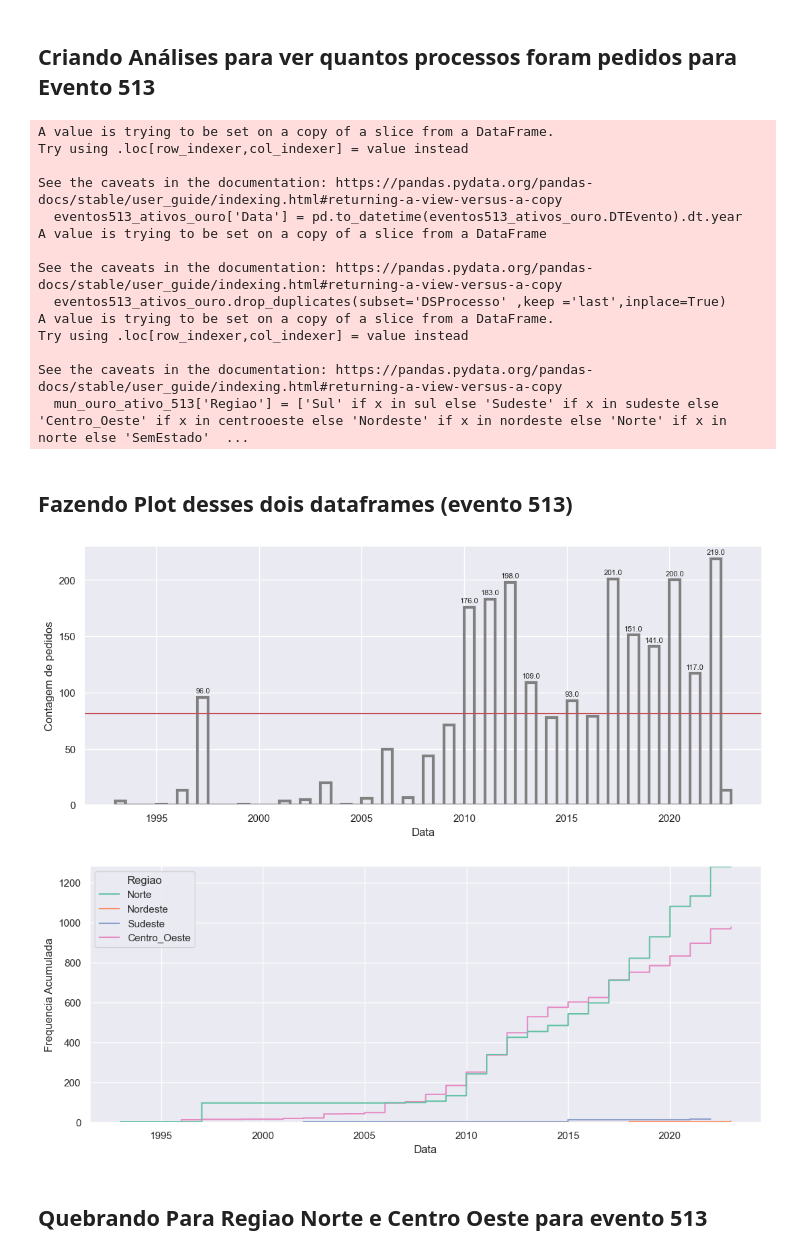
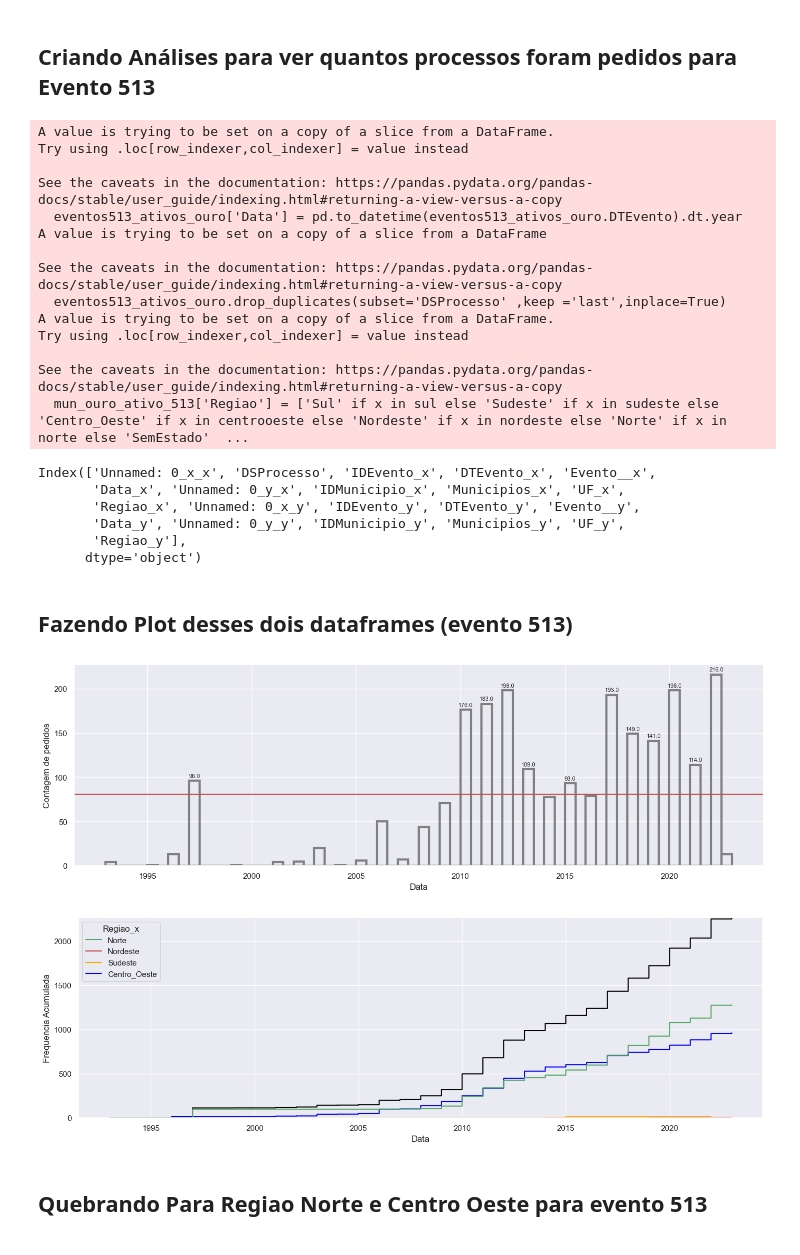
Before and after one commit to EduMinsky/GoldMiningAnalysis, a Jupyter notebook: Analise dos Pedidos de Mineração Por quantidade.ipynb, the cells around one changed output. Drawn from its saved outputs; the diff is of its cells as text; code cells hidden in the pictures.

```diff
--- a/Analise dos Pedidos de Mineração Por quantidade.ipynb
+++ b/Analise dos Pedidos de Mineração Por quantidade.ipynb
@@ -1,7 +1,7 @@
 # %%
 #Lendo os dataframes
 import pandas as pd
-path = 'C:\\Users\\napcc\\Dropbox (CPI)\\EduardoMinsky\\Dados_Mineracao\\Dados Tabulares\\Dados_Relacionados\\'
+path = 'C:\\Users\\User\\Dropbox (CPI)\\EduardoMinsky\\Dados_Mineracao\\Dados Tabulares\\Dados_Relacionados\\'
 #Pegando processos apenas do Pará
 mun = pd.read_csv(path+'ProcessoMunicipio.csv')
 substancia = pd.read_csv(path+'ProcessoSubstancia.csv')
@@ -64,7 +67,10 @@ See the caveats in the documentation: https://pandas.pydata.org/pandas-docs/stab
 import seaborn as sns
 import  matplotlib.pyplot as plt
 %matplotlib inline
-sns.set(rc={"figure.figsize":(13, 5)})
+palette = {'Norte':'g','Nordeste':'r','Sul':'y','Sudeste':'orange','Centro_Oeste':'blue'}
+
+
+sns.set(rc={"figure.figsize":(17, 5)})
 y=sns.histplot(join_333_regiao['Data'], #Histplot simples
                 stat='count', alpha=.4,binwidth=0.5,linewidth=3, edgecolor=".5", facecolor=(0, 0, 0, 0)) # Serve para ver a distribuição geral da quantidade de pedidos por ano
 
@@ -97,8 +103,9 @@ plt.show()
 #w.set(xlabel='Data', ylabel='Contagem de pedidos')
 #plt.show()
 
+sns.ecdfplot(data=join_333_regiao, x="Data", stat='count',color='black')
+h = sns.ecdfplot(data=join_333_regiao, x="Data", hue="Regiao", stat='count',palette=palette)
 
-h = sns.ecdfplot(data=join_333_regiao, x="Data", hue="Regiao", stat='count',palette='Set2')
 h.set(xlabel='Data', ylabel='Frequencia Acumulada')
 
 plt.show()
@@ -111,15 +118,17 @@ plt.show()
 import seaborn as sns
 import  matplotlib.pyplot as plt
 %matplotlib inline
-sns.set(rc={"figure.figsize":(10, 5)})
+sns.set(rc={"figure.figsize":(17, 5)})
 #Fazendo um Histograma para Regiao Norte
-y = sns.histplot(data=join_333_regiao.query('Regiao=="Norte"'), x="Data", hue="UF", stat='count', alpha=.4, multiple='dodge',bins=25,palette='Set2')
+paletteN = {'PA':'g','AM':'r','RR':'y','RO':'orange','AP':'blue','TO':'magenta'}
+paletteCO = {'MT':'blue','GO':'green','MS':'black'}
+y = sns.histplot(data=join_333_regiao.query('Regiao=="Norte"'), x="Data", hue="UF", stat='count', alpha=1, multiple='dodge',bins=25,palette=paletteN)
 
 y.set(xlabel='Data', ylabel='Contagem de pedidos')
 plt.show()
 
 #Fazendo um histograma para Regiao Centro Oeste
-w = sns.histplot(data=join_333_regiao.query('Regiao=="Centro_Oeste"'), x="Data", hue="UF", stat='count', alpha=.4, multiple='dodge',bins=25,palette='Set1')
+w = sns.histplot(data=join_333_regiao.query('Regiao=="Centro_Oeste"'), x="Data", hue="UF", stat='count', alpha=1, multiple='dodge',bins=25,palette=paletteCO)
 w.set(xlabel='Data', ylabel='Contagem de pedidos')
 plt.show()
 # %% [output]
@@ -157,7 +166,8 @@ mun_ouro_ativo_513['Regiao'] = ['Sul' if x in sul else 'Sudeste' if x in sudeste
 #Dando Join com o df eventos333_ativos_ouro para plotar o ano com regiao do brasil
 join_513_regiao = eventos513_ativos_ouro.merge(mun_ouro_ativo_513,on='DSProcesso',how='inner')
 join_513_regiao.drop_duplicates(subset='DSProcesso' ,keep ='last',inplace=True)
-
+full_join = join_513_regiao.merge(join_333_regiao,how='inner',on='DSProcesso')
+full_join.columns
 #Temos agora o dataframe eventos513_ativos_ouro que contem informaçoes para os processos de ouro, com evento 513
 #E tambem temos esse mesmo dataframe mas separado por UF e regiões do BRasil
 # %% [output]
@@ -175,35 +185,43 @@ Try using .loc[row_indexer,col_indexer] = value instead
 
 See the caveats in the documentation: https://pandas.pydata.org/pandas-docs/stable/user_guide/indexing.html#returning-a-view-versus-a-copy
   mun_ouro_ativo_513['Regiao'] = ['Sul' if x in sul else 'Sudeste' if x in sudeste else 'Centro_Oeste' if x in centrooeste else 'Nordeste' if x in nordeste else 'Norte' if x in norte else 'SemEstado'  ...
+Index(['Unnamed: 0_x_x', 'DSProcesso', 'IDEvento_x', 'DTEvento_x', 'Evento__x',
+       'Data_x', 'Unnamed: 0_y_x', 'IDMunicipio_x', 'Municipios_x', 'UF_x',
+       'Regiao_x', 'Unnamed: 0_x_y', 'IDEvento_y', 'DTEvento_y', 'Evento__y',
+       'Data_y', 'Unnamed: 0_y_y', 'IDMunicipio_y', 'Municipios_y', 'UF_y',
+       'Regiao_y'],
+      dtype='object')
 # %% [markdown]
 ## Fazendo Plot desses dois dataframes (evento 513)
 # %%
 import seaborn as sns
 import  matplotlib.pyplot as plt
 %matplotlib inline
-sns.set(rc={"figure.figsize":(13, 5)})
-y=sns.histplot(join_513_regiao['Data'], #Histplot simples
+sns.set(rc={"figure.figsize":(17, 5)})
+palette = {'Norte':'g','Nordeste':'r','Sul':'y','Sudeste':'orange','Centro_Oeste':'blue'}
+y=sns.histplot(full_join['Data_x'], #Histplot simples
                 stat='count', alpha=.4,binwidth=0.5,linewidth=3, edgecolor=".5", facecolor=(0, 0, 0, 0)) # Serve para ver a distribuição geral da quantidade de pedidos por ano
 for c in y.containers:
 
     # customize the label to account for cases when there might not be a bar section
-    labels = [f'{h:0.1f}' if (h := v.get_height()) > join_513_regiao['Data'].value_counts().mean() else '' for v in c ]
+    labels = [f'{h:0.1f}' if (h := v.get_height()) > full_join['Data_x'].value_counts().mean() else '' for v in c ]
 
     # set the bar label
     y.bar_label(c, labels=labels, fontsize=8, padding=3)
 y.set(xlabel='Data', ylabel='Contagem de pedidos')
 #Plotando uma Linha Paralela que indica a Média ao longo dos 20 anos de numero de pedidos:
-y.axhline(join_513_regiao['Data'].value_counts().mean(),color ='r')
+y.axhline(full_join['Data_x'].value_counts().mean(),color ='r')
 plt.show()
 
+sns.ecdfplot(data=full_join, x="Data_x", stat='count',color='black')
+h = sns.ecdfplot(data=full_join, x="Data_x", hue="Regiao_x", stat='count',palette=palette)
 
-h = sns.ecdfplot(data=join_513_regiao, x="Data", hue="Regiao", stat='count',palette='Set2')
 h.set(xlabel='Data', ylabel='Frequencia Acumulada')
 
 plt.show()
 # %% [output]
-[figure, old version]
+[figure, new version]
-[figure, old version]
+[figure, new version]
 # %% [markdown]
 ## Quebrando Para Regiao Norte e Centro Oeste para evento 513
 # %%
```
Also changed, not shown: parts of 5 cells of this notebook, 4 other files.
